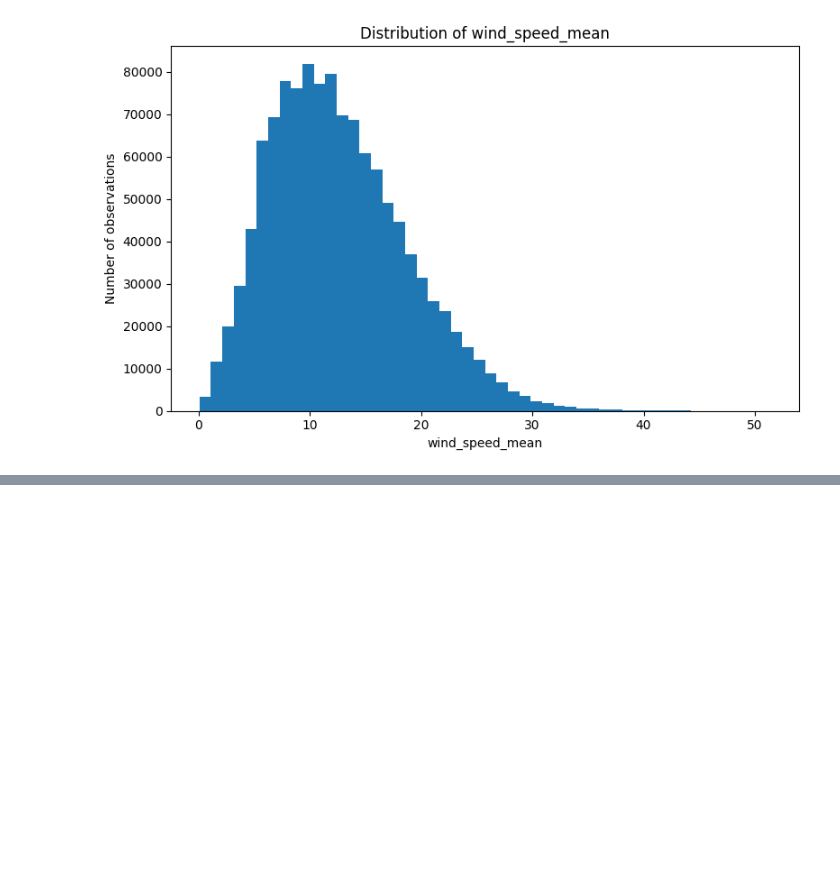
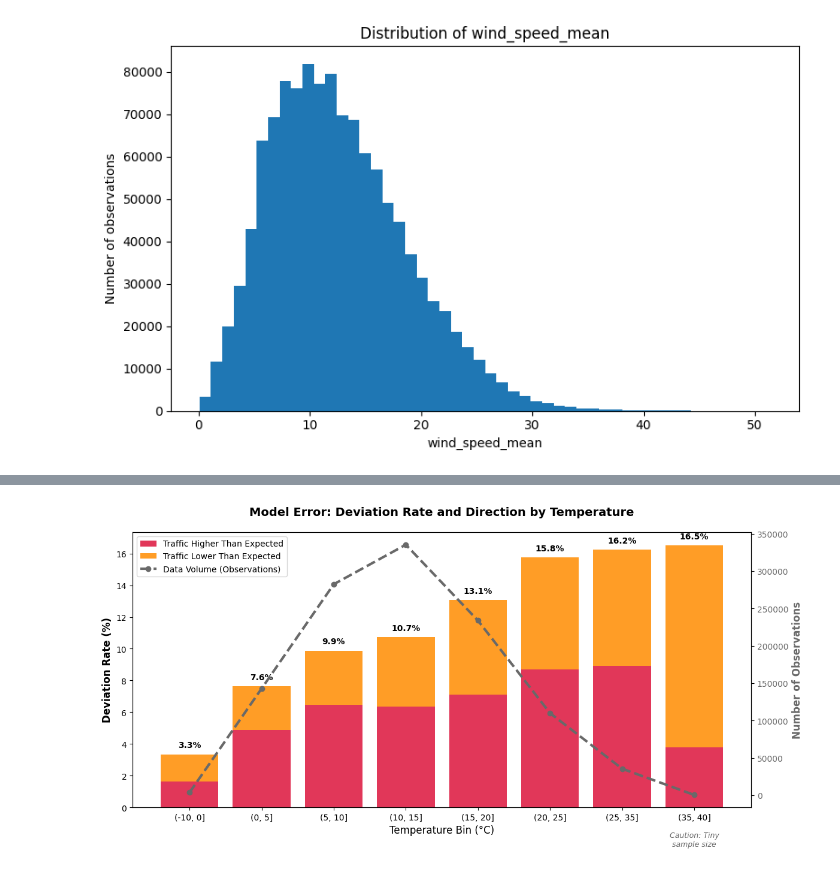
Before and after one commit to annasolodka/mda-cycling-traffic-analysis, a Jupyter notebook: notebooks/03_exploratory_data_analysis.ipynb, the cells around one changed output, grey strips where cells are left out. Saved outputs shown, nothing was run; the diff lists cells and outputs as text; code cells hidden in the pictures; blank space fills up the shorter version.

```diff
--- a/notebooks/03_exploratory_data_analysis.ipynb
+++ b/notebooks/03_exploratory_data_analysis.ipynb
@@ -765,0 +1242,69 @@ for variable in continuous_variables:
+# %%
+import pandas as pd
+import matplotlib.pyplot as plt
+import seaborn as sns
+
+# ==========================================
+# 1. RECREATE THE DATA
+# ==========================================
+data = {
+    'temperature_bin': ['(-10, 0]', '(0, 5]', '(5, 10]', '(10, 15]', '(15, 20]', '(20, 25]', '(25, 35]', '(35, 40]'],
+    'observations': [3650, 142950, 282583, 335558, 234006, 109994, 35534, 448],
+    'Higher than expected': [0.016163, 0.048681, 0.064763, 0.063718, 0.071131, 0.086859, 0.089098, 0.037946],
+    'Lower than expected': [0.017314, 0.027758, 0.034029, 0.043486, 0.059541, 0.070731, 0.073226, 0.127232]
+}
+df = pd.DataFrame(data)
+
+# Convert rates to percentages for better readability (e.g., 0.05 -> 5.0%)
+df['Higher (%)'] = df['Higher than expected'] * 100
+df['Lower (%)'] = df['Lower than expected'] * 100
+df['Total Deviation (%)'] = df['Higher (%)'] + df['Lower (%)']
+
+# ==========================================
+# 2. PLOT THE DUAL-AXIS CHART
+# ==========================================
+fig, ax1 = plt.subplots(figsize=(12, 6))
+
+# Plot the stacked bars (Deviation Direction & Total Rate)
+# 1st Bar: Higher than expected
+ax1.bar(df['temperature_bin'], df['Higher (%)'],
+        color='crimson', label='Traffic Higher Than Expected', alpha=0.85)
+
+# 2nd Bar: Lower than expected (Stacked on top of Higher)
+ax1.bar(df['temperature_bin'], df['Lower (%)'], bottom=df['Higher (%)'],
+        color='darkorange', label='Traffic Lower Than Expected', alpha=0.85)
+
+ax1.set_xlabel("Temperature Bin (°C)", fontsize=12)
+ax1.set_ylabel("Deviation Rate (%)", fontsize=12, fontweight='bold')
+ax1.tick_params(axis='y')
+
+# Create the secondary axis for Observations (Data Volume)
+ax2 = ax1.twinx()
+ax2.plot(df['temperature_bin'], df['observations'],
+         color='dimgray', linewidth=3, marker='o', linestyle='--', label='Data Volume (Observations)')
+
+ax2.set_ylabel("Number of Observations", color='dimgray', fontsize=12, fontweight='bold')
+ax2.tick_params(axis='y', labelcolor='dimgray')
+
+# ==========================================
+# 3. FORMATTING AND ANNOTATIONS
+# ==========================================
+ax1.set_title("Model Error: Deviation Rate and Direction by Temperature", pad=20, fontsize=14, fontweight='bold')
+
+# Combine legends from both axes into one clean box
+lines_1, labels_1 = ax1.get_legend_handles_labels()
+lines_2, labels_2 = ax2.get_legend_handles_labels()
+ax1.legend(lines_1 + lines_2, labels_1 + labels_2, loc='upper left')
+
+# Add the exact total deviation percentage to the top of each stacked bar
+for i in range(len(df)):
+    total_pct = df['Total Deviation (%)'][i]
+    ax1.text(i, total_pct + 0.3, f"{total_pct:.1f}%", ha='center', va='bottom', fontweight='bold', fontsize=10)
+
+# Optional: Add a warning note about the extreme right edge
+ax1.text(7, -1.5, "Caution: Tiny\nsample size", ha='center', va='top', color='dimgray', fontsize=9, fontstyle='italic')
+
+plt.tight_layout()
+plt.show()
+# %% [output]
+[figure, added]
```
Also changed, not shown: parts of 5 cells of this notebook, 1 other file.
